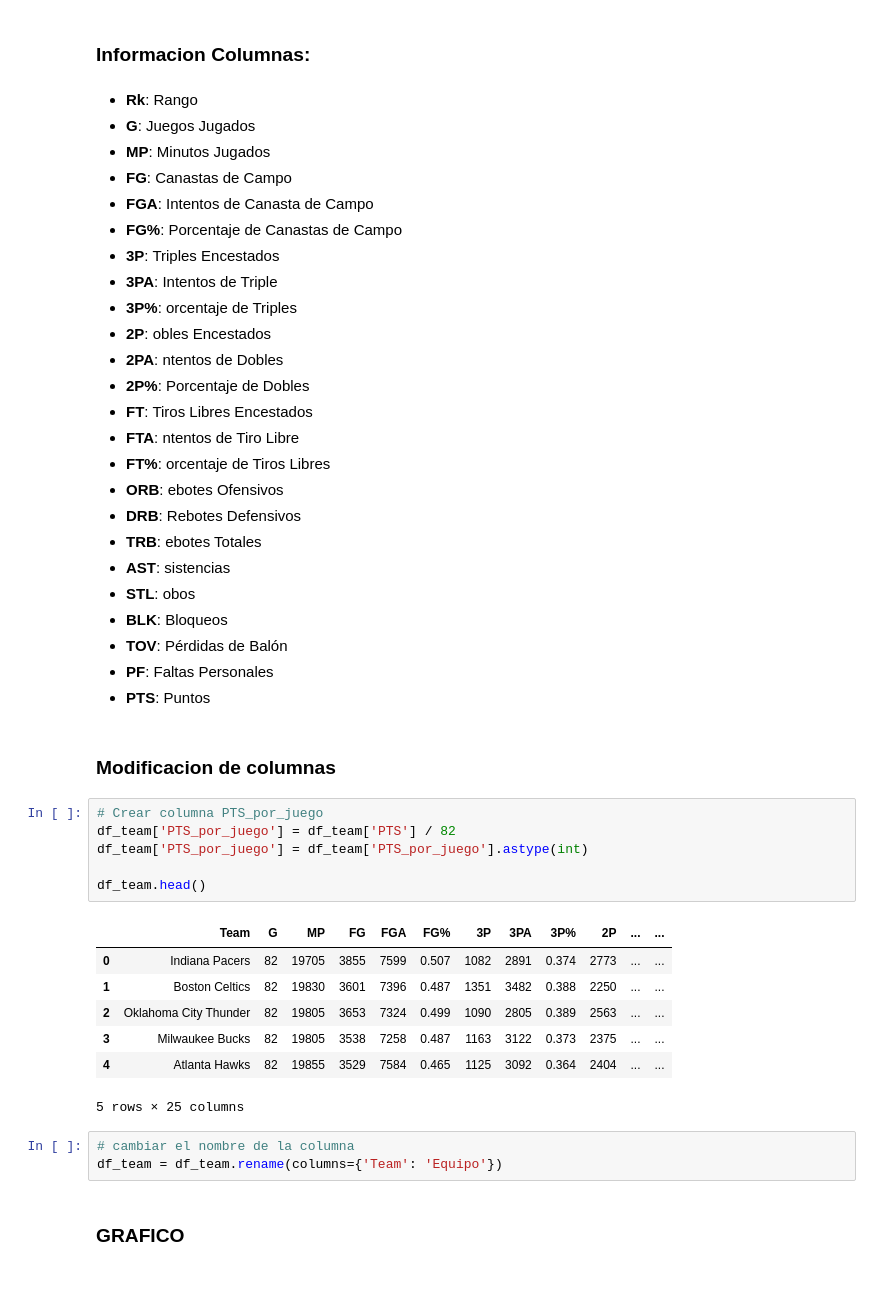
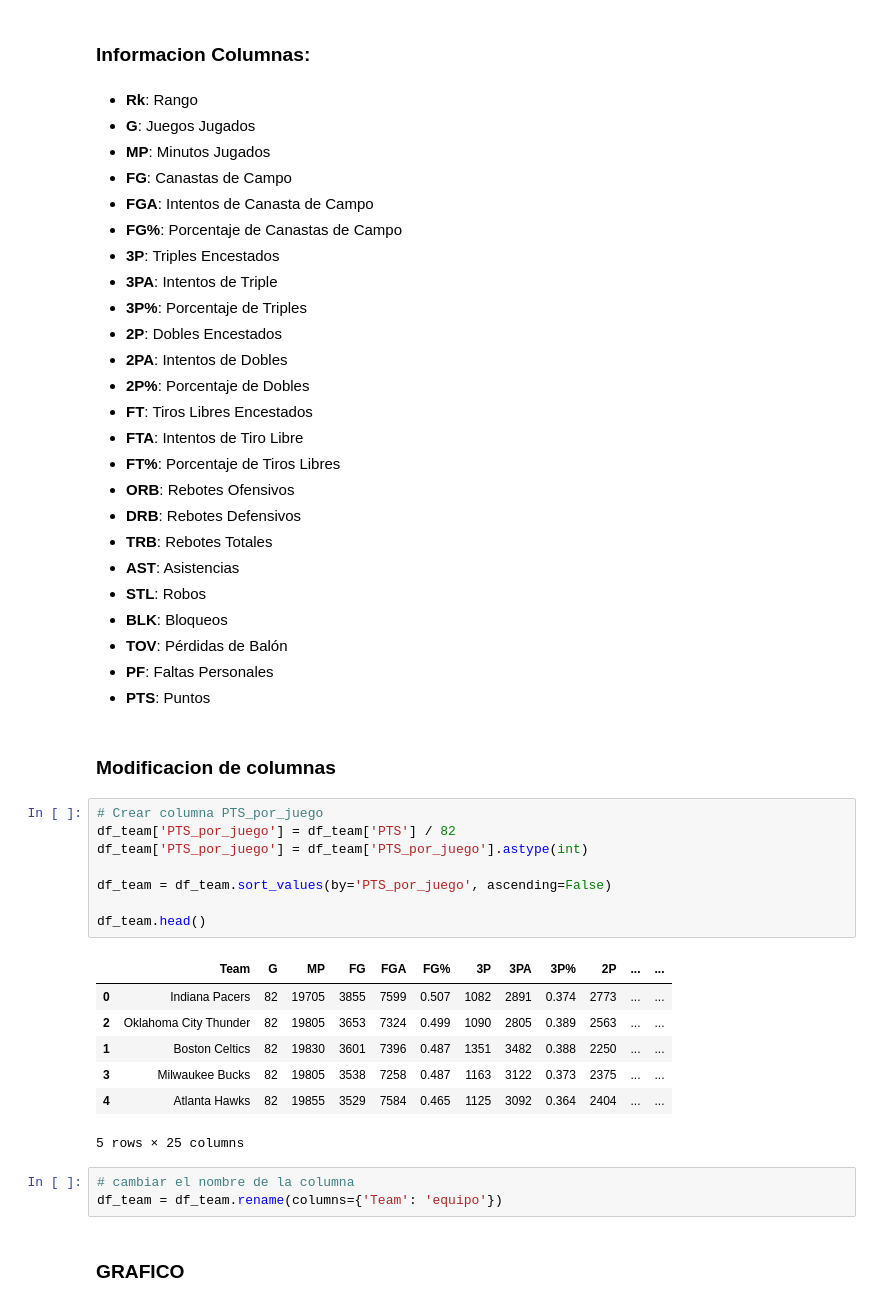
Before and after one commit to tperezv2004/proyecto.github.io, a Jupyter notebook: asses/py/limpieza.ipynb, the cells around one changed output. Cells and saved outputs as stored; diff of their text form.

```diff
--- a/asses/py/limpieza.ipynb
+++ b/asses/py/limpieza.ipynb
@@ -76,18 +33,18 @@ df_team.head()
 - **FG%**: Porcentaje de Canastas de Campo
 - **3P**: Triples Encestados
 - **3PA**: Intentos de Triple
-- **3P%**: orcentaje de Triples
-- **2P**: obles Encestados
-- **2PA**: ntentos de Dobles
+- **3P%**: Porcentaje de Triples
+- **2P**: Dobles Encestados
+- **2PA**: Intentos de Dobles
 - **2P%**: Porcentaje de Dobles
 - **FT**: Tiros Libres Encestados
-- **FTA**: ntentos de Tiro Libre
-- **FT%**: orcentaje de Tiros Libres
-- **ORB**: ebotes Ofensivos
+- **FTA**: Intentos de Tiro Libre
+- **FT%**: Porcentaje de Tiros Libres
+- **ORB**: Rebotes Ofensivos
 - **DRB**: Rebotes Defensivos
-- **TRB**: ebotes Totales
-- **AST**: sistencias
-- **STL**: obos
+- **TRB**: Rebotes Totales
+- **AST**: Asistencias
+- **STL**: Robos
 - **BLK**: Bloqueos
 - **TOV**: Pérdidas de Balón
 - **PF**: Faltas Personales
@@ -97,20 +54,22 @@ df_team.head()
 # %%
 # Crear columna PTS_por_juego
 df_team['PTS_por_juego'] = df_team['PTS'] / 82
 df_team['PTS_por_juego'] = df_team['PTS_por_juego'].astype(int)
 
+df_team = df_team.sort_values(by='PTS_por_juego', ascending=False)
+
 df_team.head()
 # %% [output]
 |  | Team | G | MP | FG | FGA | FG% | 3P | 3PA | 3P% | 2P | ... | ... |
 | 0 | Indiana Pacers | 82 | 19705 | 3855 | 7599 | 0.507 | 1082 | 2891 | 0.374 | 2773 | ... | ... |
+| 2 | Oklahoma City Thunder | 82 | 19805 | 3653 | 7324 | 0.499 | 1090 | 2805 | 0.389 | 2563 | ... | ... |
 | 1 | Boston Celtics | 82 | 19830 | 3601 | 7396 | 0.487 | 1351 | 3482 | 0.388 | 2250 | ... | ... |
-| 2 | Oklahoma City Thunder | 82 | 19805 | 3653 | 7324 | 0.499 | 1090 | 2805 | 0.389 | 2563 | ... | ... |
 | 3 | Milwaukee Bucks | 82 | 19805 | 3538 | 7258 | 0.487 | 1163 | 3122 | 0.373 | 2375 | ... | ... |
 | 4 | Atlanta Hawks | 82 | 19855 | 3529 | 7584 | 0.465 | 1125 | 3092 | 0.364 | 2404 | ... | ... |
 5 rows × 25 columns
 # %%
 # cambiar el nombre de la columna
-df_team = df_team.rename(columns={'Team': 'Equipo'})
+df_team = df_team.rename(columns={'Team': 'equipo'})
 # %% [markdown]
 ### GRAFICO
 # %%
```
Also changed, not shown: parts of 8 cells of this notebook, 10 other files.
